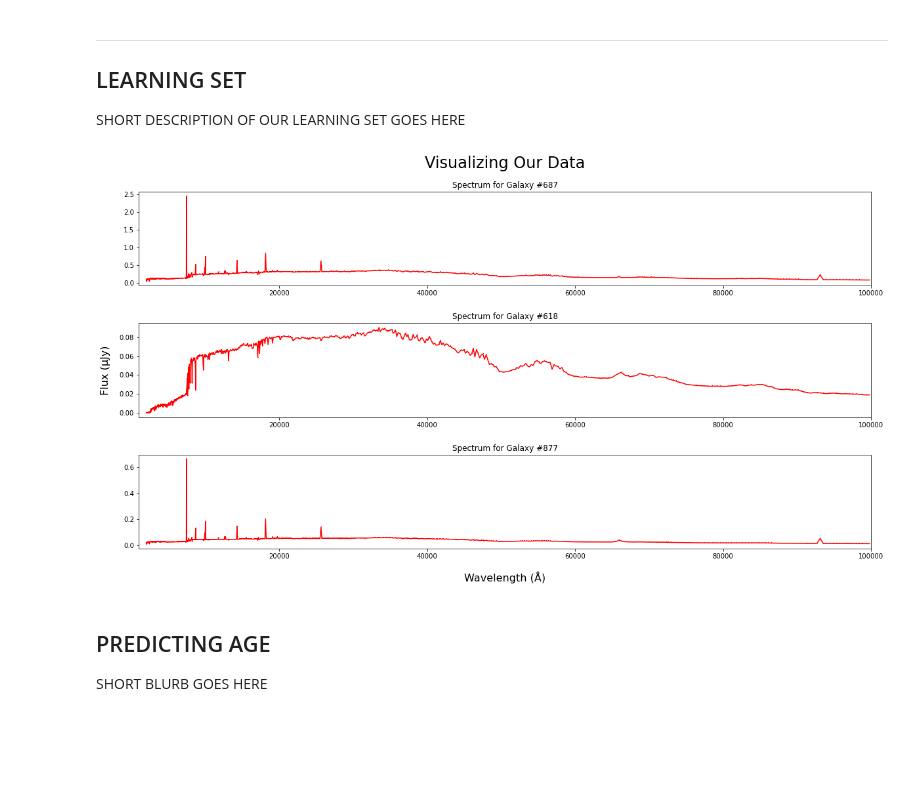
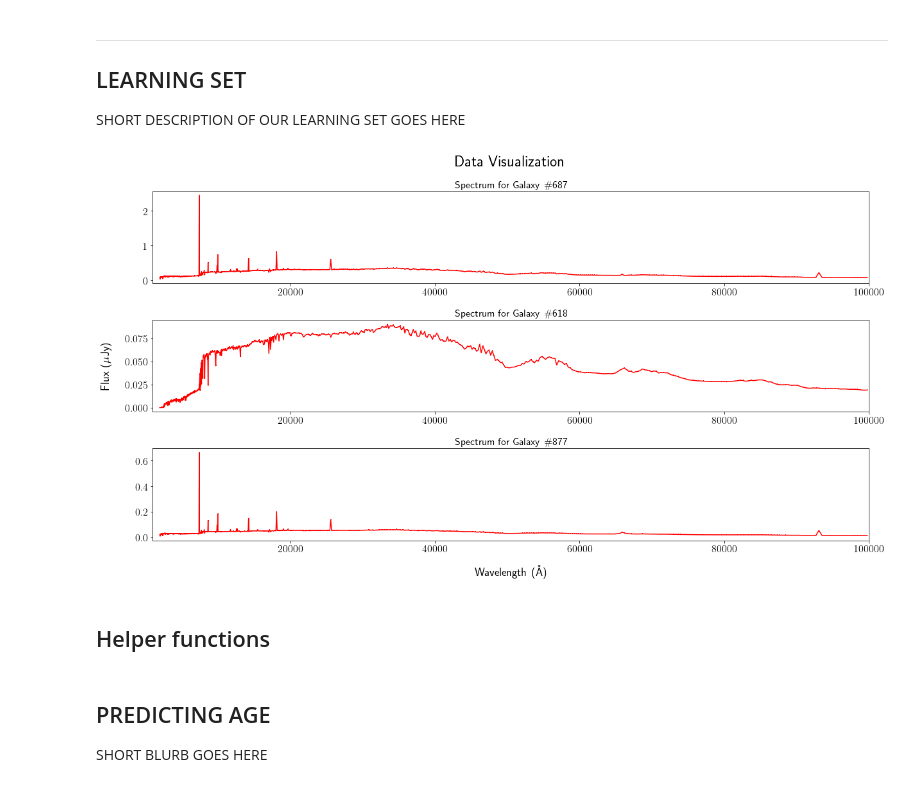
Before and after one commit to nathanaelg16/PHYS3600ID_Final_Project, a Jupyter notebook: Final Project.ipynb, the cells around one changed output. Saved outputs shown, nothing was run; the diff lists cells and outputs as text; code cells hidden in the pictures; blank space fills up the shorter version.

Commit message:
improved graphs

```diff
--- a/Final Project.ipynb
+++ b/Final Project.ipynb
@@ -36,6 +36,7 @@ import matplotlib
 import matplotlib.pyplot as plt
 import random
 %matplotlib inline
+matplotlib.rcParams['text.usetex'] = True
 
 spectra = pd.read_csv('spectra.dat', delimiter=' ', header=None)
 wavelengths = pd.read_csv('wavelengths.csv', header=None)
@@ -45,37 +46,42 @@ random.seed(1010) # for reproducibility
 rows = [random.randint(0, len(spectra)) for i in range(3)]  # select three random galaxy spectrums to visualize
 
 plt.rcParams["figure.figsize"] = (20,10) #set size of plot
+plt.rc('xtick', labelsize=16)
+plt.rc('ytick', labelsize=16)
 
 fig = plt.figure()
 ax = fig.add_subplot(111) # Generating subplots for our figure; see https://stackoverflow.com/a/6981055/3135556
 ax1 = fig.add_subplot(311) # 3 rows, 1 column, plot at position 1
 ax2 = fig.add_subplot(312)
 ax3 = fig.add_subplot(313)
 
 # Turn off axis lines and ticks of the big subplot
 ax.spines['top'].set_color('none')
 ax.spines['bottom'].set_color('none')
 ax.spines['left'].set_color('none')
 ax.spines['right'].set_color('none')
 ax.tick_params(labelcolor='w', top=False, bottom=False, left=False, right=False)
 
 ax1.plot(wavelengths, spectra.loc[rows[0]], 'r,-')
 ax2.plot(wavelengths, spectra.loc[rows[1]], 'r,-')
 ax3.plot(wavelengths, spectra.loc[rows[2]], 'r,-')
 
 ax1.set_xlim(1000, 100000) # restrict the x-axis to mitigate the gap that exists around x=0
 ax2.set_xlim(1000, 100000)
 ax3.set_xlim(1000, 100000)
 
 # Set common labels
-ax.set_xlabel("Wavelength (Å)", fontsize=16, labelpad=18)
-ax.set_ylabel("Flux (μJy)", fontsize=16, labelpad=20)
-ax.set_title("Visualizing Our Data", fontsize=24, pad=36)
+ax.set_xlabel("Wavelength (Å)", fontsize=18, labelpad=18)
+ax.set_ylabel("Flux ($\mathrm{\mu}$Jy)", fontsize=18, labelpad=36)
+ax.set_title("Data Visualization", fontsize=24, pad=40)
 
-ax1.set_title("Spectrum for Galaxy #" + str(rows[0]))
-ax2.set_title("Spectrum for Galaxy #" + str(rows[1]))
-ax3.set_title("Spectrum for Galaxy #" + str(rows[2]))
+ax1.set_title("Spectrum for Galaxy \#" + str(rows[0]), fontsize=16)
+ax2.set_title("Spectrum for Galaxy \#" + str(rows[1]), fontsize=16)
+ax3.set_title("Spectrum for Galaxy \#" + str(rows[2]), fontsize=16)
 
 plt.subplots_adjust(hspace=0.4) # increase vertical distance between subplots
+fig.savefig("visualization.png")
 # %% [output]
-[figure, old version]
+[figure, new version]
+# %% [markdown]
+## Helper functions
```
Also changed, not shown: parts of 35 cells of this notebook, 6 other files.
